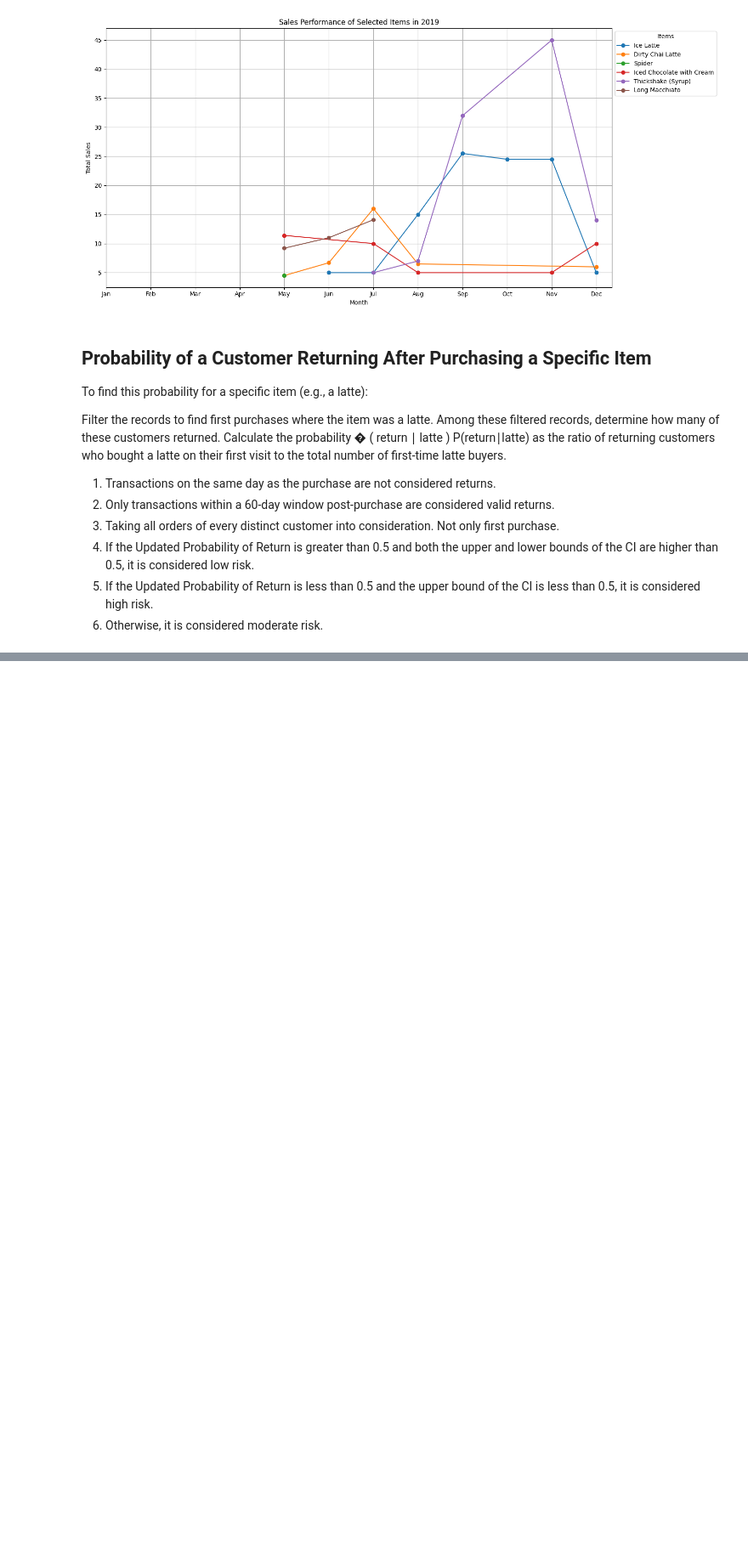
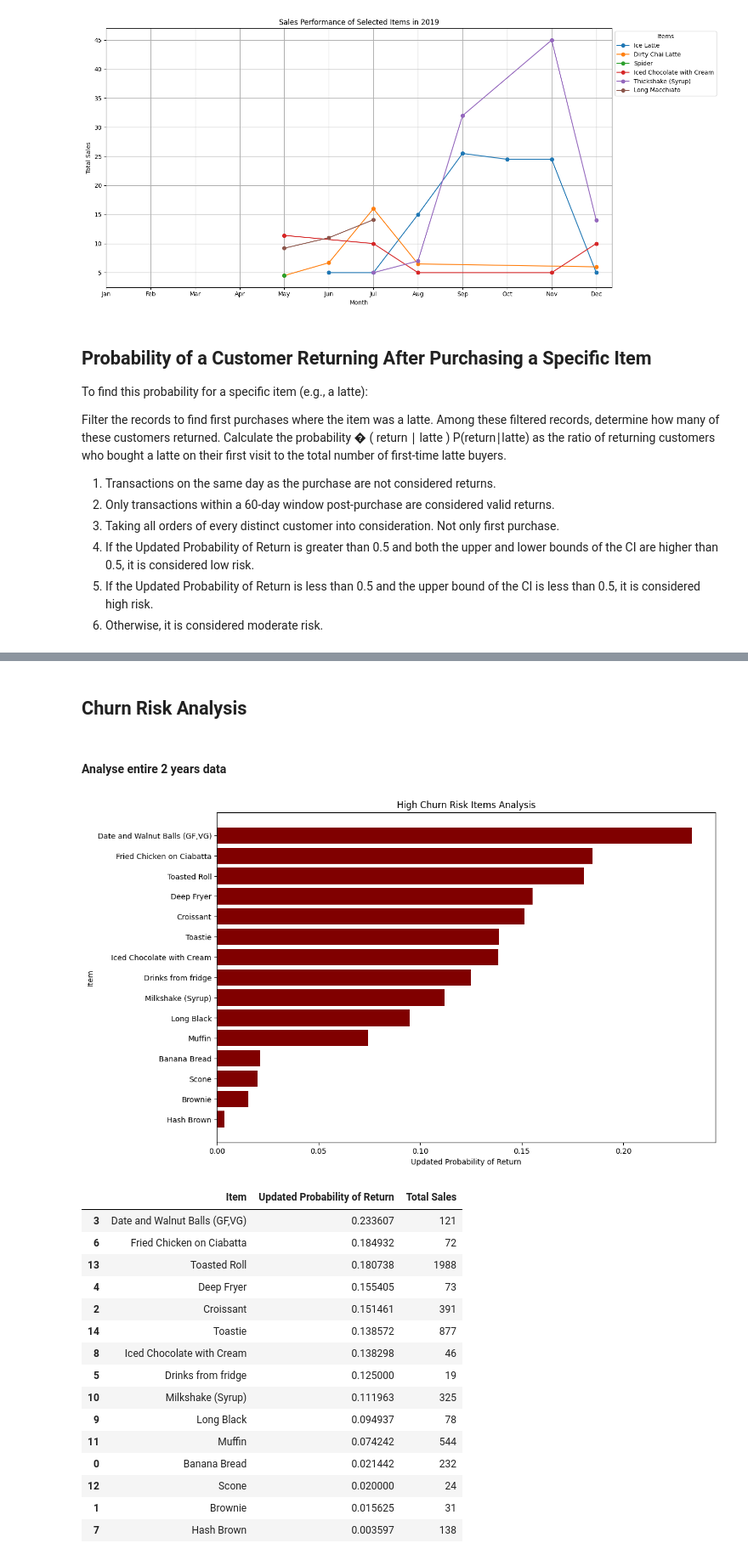
Before and after one commit to HanL1223/JR_Recommender, a Jupyter notebook: projects/cafe-analytics/product_analysis.ipynb, the cells around one changed output, grey strips where cells are left out. Shown at 85% size. Saved outputs shown, nothing was run; the diff lists cells and outputs as text; code cells hidden in the pictures; blank space fills up the shorter version.

Commit message:
done analysis

```diff
--- a/projects/cafe-analytics/product_analysis.ipynb
+++ b/projects/cafe-analytics/product_analysis.ipynb
@@ -640,0 +557,49 @@ results_df.to_csv('conditional_probability_results_with_wilson_ci.csv', index=Fa
+# %% [markdown]
+## Churn Risk Analysis
+# %% [markdown]
+#### Analyse entire 2 years data
+# %%
+# Combine the results for a unified churn risk analysis
+combined_results_df = pd.concat([results_df_1, results_df_2])
+
+# Extract items with high churn risk
+high_churn_risk_items = combined_results_df[combined_results_df['Churn Risk'] == 'High']
+
+# Group the high churn risk items to calculate the mean probability of return and total sales
+high_churn_risk_summary = high_churn_risk_items.groupby('Item').agg({
+    'Updated Probability of Return': 'mean',
+    'Total Sales': 'sum'
+}).reset_index()
+
+# Sorting by 'Updated Probability of Return' to see items with the highest churn risk at the top
+high_churn_risk_summary_sorted = high_churn_risk_summary.sort_values('Updated Probability of Return', ascending=False)
+
+# Plot the results
+plt.figure(figsize=(12, 8))
+plt.barh(high_churn_risk_summary_sorted['Item'], high_churn_risk_summary_sorted['Updated Probability of Return'], color='maroon')
+plt.xlabel('Updated Probability of Return')
+plt.ylabel('Item')
+plt.title('High Churn Risk Items Analysis')
+plt.gca().invert_yaxis()  # To display the highest probability at the top
+plt.show()
+
+# Return the sorted summary for further inspection
+high_churn_risk_summary_sorted
+# %% [output]
+[figure, added]
+|  | Item | Updated Probability of Return | Total Sales |
+| 3 | Date and Walnut Balls (GF,VG) | 0.233607 | 121 |
+| 6 | Fried Chicken on Ciabatta | 0.184932 | 72 |
+| 13 | Toasted Roll | 0.180738 | 1988 |
+| 4 | Deep Fryer | 0.155405 | 73 |
+| 2 | Croissant | 0.151461 | 391 |
+| 14 | Toastie | 0.138572 | 877 |
+| 8 | Iced Chocolate with Cream | 0.138298 | 46 |
+| 5 | Drinks from fridge | 0.125000 | 19 |
+| 10 | Milkshake (Syrup) | 0.111963 | 325 |
+| 9 | Long Black | 0.094937 | 78 |
+| 11 | Muffin | 0.074242 | 544 |
+| 0 | Banana Bread | 0.021442 | 232 |
+| 12 | Scone | 0.020000 | 24 |
+| 1 | Brownie | 0.015625 | 31 |
+| 7 | Hash Brown | 0.003597 | 138 |
```
Also changed, not shown: parts of 37 cells of this notebook, 4 other files.
